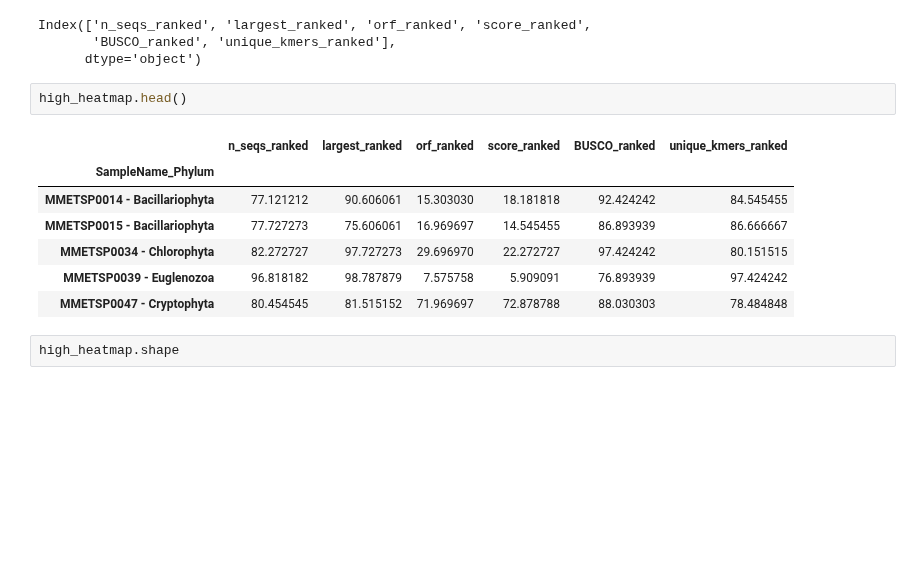
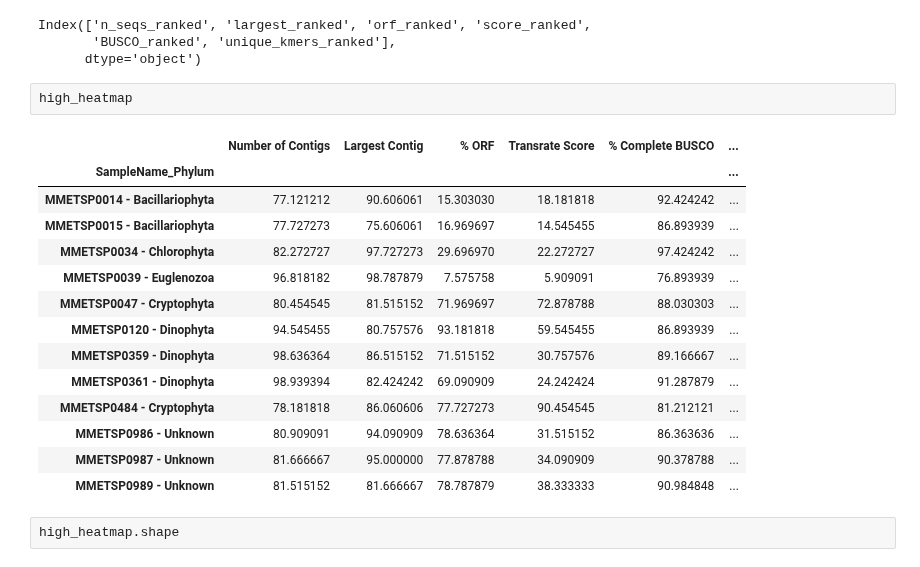
Before and after one commit to johnsolk/MMETSP, a Jupyter notebook: notebooks/MMETSP_subset.ipynb, the cells around one changed output. Saved outputs shown, nothing was run; the diff lists cells and outputs as text; blank space fills up the shorter version.

```diff
--- a/notebooks/MMETSP_subset.ipynb
+++ b/notebooks/MMETSP_subset.ipynb
@@ -279,15 +246,22 @@ Index(['n_seqs_ranked', 'largest_ranked', 'orf_ranked', 'score_ranked',
        'BUSCO_ranked', 'unique_kmers_ranked'],
       dtype='object')
 # %%
-high_heatmap.head()
+high_heatmap
 # %% [output]
-|  | n_seqs_ranked | largest_ranked | orf_ranked | score_ranked | BUSCO_ranked | unique_kmers_ranked |
-| SampleName_Phylum |  |  |  |  |  |  |
-| MMETSP0014 - Bacillariophyta | 77.121212 | 90.606061 | 15.303030 | 18.181818 | 92.424242 | 84.545455 |
-| MMETSP0015 - Bacillariophyta | 77.727273 | 75.606061 | 16.969697 | 14.545455 | 86.893939 | 86.666667 |
-| MMETSP0034 - Chlorophyta | 82.272727 | 97.727273 | 29.696970 | 22.272727 | 97.424242 | 80.151515 |
-| MMETSP0039 - Euglenozoa | 96.818182 | 98.787879 | 7.575758 | 5.909091 | 76.893939 | 97.424242 |
-| MMETSP0047 - Cryptophyta | 80.454545 | 81.515152 | 71.969697 | 72.878788 | 88.030303 | 78.484848 |
+|  | Number of Contigs | Largest Contig | % ORF | Transrate Score | % Complete BUSCO | ... |
+| SampleName_Phylum |  |  |  |  |  | ... |
+| MMETSP0014 - Bacillariophyta | 77.121212 | 90.606061 | 15.303030 | 18.181818 | 92.424242 | ... |
+| MMETSP0015 - Bacillariophyta | 77.727273 | 75.606061 | 16.969697 | 14.545455 | 86.893939 | ... |
+| MMETSP0034 - Chlorophyta | 82.272727 | 97.727273 | 29.696970 | 22.272727 | 97.424242 | ... |
+| MMETSP0039 - Euglenozoa | 96.818182 | 98.787879 | 7.575758 | 5.909091 | 76.893939 | ... |
+| MMETSP0047 - Cryptophyta | 80.454545 | 81.515152 | 71.969697 | 72.878788 | 88.030303 | ... |
+| MMETSP0120 - Dinophyta | 94.545455 | 80.757576 | 93.181818 | 59.545455 | 86.893939 | ... |
+| MMETSP0359 - Dinophyta | 98.636364 | 86.515152 | 71.515152 | 30.757576 | 89.166667 | ... |
+| MMETSP0361 - Dinophyta | 98.939394 | 82.424242 | 69.090909 | 24.242424 | 91.287879 | ... |
+| MMETSP0484 - Cryptophyta | 78.181818 | 86.060606 | 77.727273 | 90.454545 | 81.212121 | ... |
+| MMETSP0986 - Unknown | 80.909091 | 94.090909 | 78.636364 | 31.515152 | 86.363636 | ... |
+| MMETSP0987 - Unknown | 81.666667 | 95.000000 | 77.878788 | 34.090909 | 90.378788 | ... |
+| MMETSP0989 - Unknown | 81.515152 | 81.666667 | 78.787879 | 38.333333 | 90.984848 | ... |
 # %%
 high_heatmap.shape
 # %% [output]
```
Also changed, not shown: parts of 8 cells of this notebook, 4 other files.
